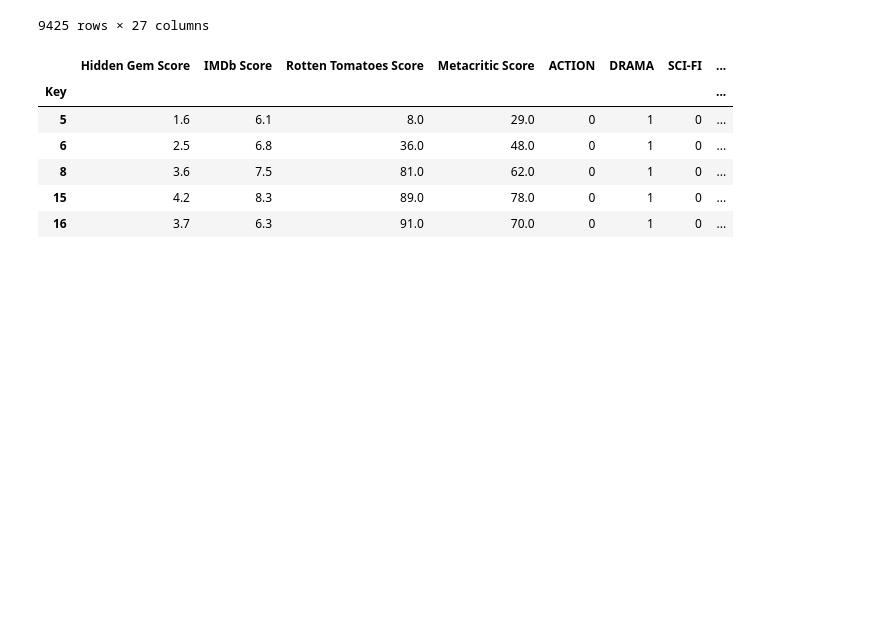
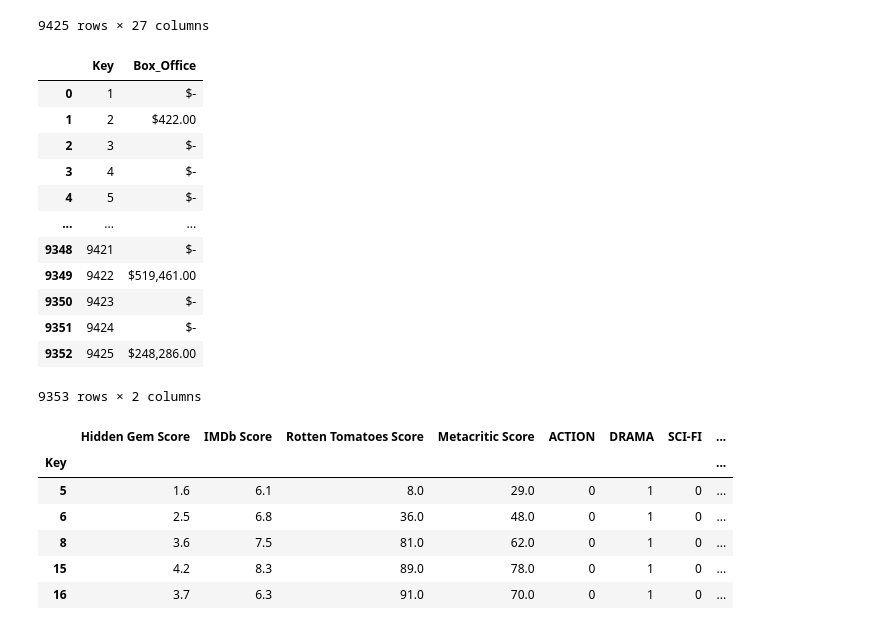
Before and after one commit to Cyber-Wolfe/Netflix_and_Analyze, a Jupyter notebook: Jupyter Notebooks/Machine-Learning/DataFrameMerger.ipynb, the cells around one changed output. Cells and saved outputs as stored; diff of their text form; code cells hidden in the pictures; blank space fills up the shorter version.

Commit message:
readying box office for new CSV

```diff
--- a/Jupyter Notebooks/Machine-Learning/DataFrameMerger.ipynb
+++ b/Jupyter Notebooks/Machine-Learning/DataFrameMerger.ipynb
@@ -9,6 +9,7 @@ from sklearn.linear_model import LinearRegression
 # %%
 Score_df = pd.read_csv("../../csv_file/Netflix_data_ML.csv")
 Genre_df = pd.read_csv("../../csv_file/Netflix_Dataset_Genre_Type.csv")
+Box_Office_df = pd.read_csv("../../csv_file/key_Boxoffice.csv")
 # %%
 Score_df
 # %% [output]
@@ -41,6 +42,22 @@ Genre_df
 | 9423 | 9424 | 0 | 0 | 0 | 0 | 0 | 0 | 0 | 0 | 0 | ... |
 | 9424 | 9425 | 0 | 0 | 0 | 0 | 0 | 0 | 0 | 0 | 0 | ... |
 9425 rows × 27 columns
+# %%
+Box_Office_df
+# %% [output]
+|  | Key | Box_Office |
+| 0 | 1 | $- |
+| 1 | 2 | $422.00 |
+| 2 | 3 | $- |
+| 3 | 4 | $- |
+| 4 | 5 | $- |
+| ... | ... | ... |
+| 9348 | 9421 | $- |
+| 9349 | 9422 | $519,461.00 |
+| 9350 | 9423 | $- |
+| 9351 | 9424 | $- |
+| 9352 | 9425 | $248,286.00 |
+9353 rows × 2 columns
 # %%
 Score_Genre_df = pd.merge(Score_df, Genre_df, on = 'Key')
 Score_Genre_df = Score_Genre_df.set_index('Key')
```
